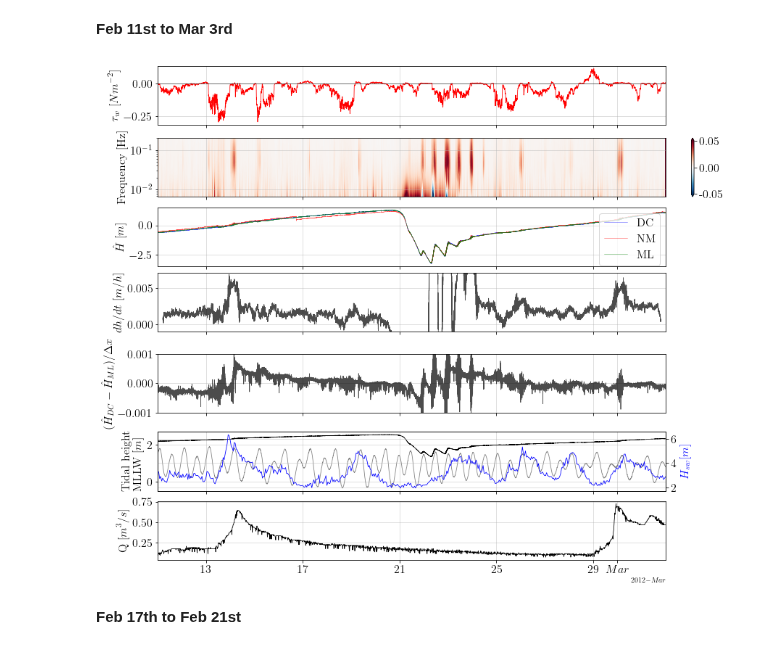
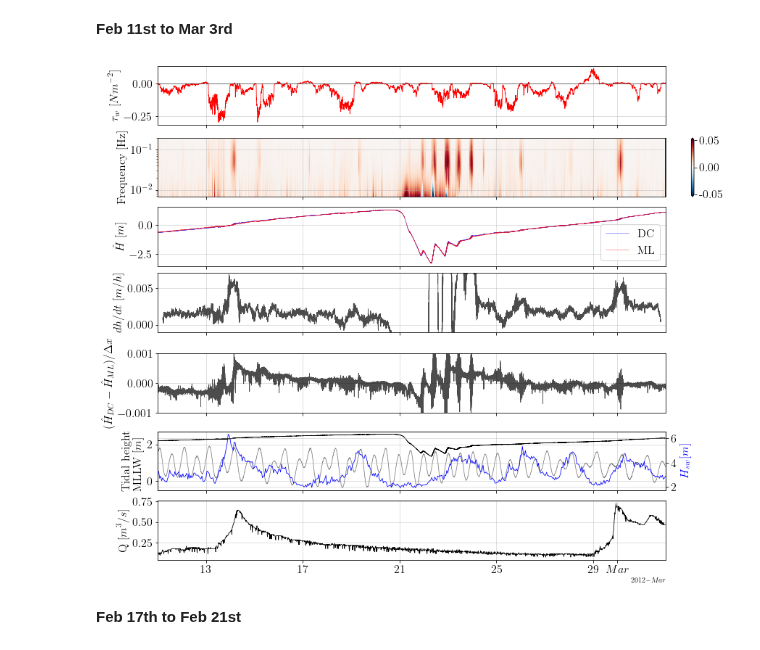
Before and after one commit to Dhannai/Thesis, a Jupyter notebook: febmar/surface_fluctuations.ipynb, the cells around one changed output. Cells and saved outputs as stored; diff of their text form; code cells hidden in the pictures.

```diff
--- a/febmar/surface_fluctuations.ipynb
+++ b/febmar/surface_fluctuations.ipynb
@@ -513,8 +513,8 @@ ax2.grid(alpha=0.5)
 
 
 ax5.plot(dc.time, standardize(dc.sel(sensor=1, variables='Depth')), c='b', linewidth=0.5, label="DC", alpha=0.7)
-ax5.plot(standardize(nm.sel(sensor=1, variables='Depth').dropna("time")).time, standardize(nm.sel(sensor=1, variables='Depth').dropna("time")), c='r', linewidth=0.5, label="NM", alpha=0.7)
-ax5.plot(standardize(ml.sel(sensor=1, variables='Depth').dropna("time")).time, standardize(ml.sel(sensor=1, variables='Depth').dropna("time")), c='g', linewidth=0.5, label="ML", alpha=0.7)
+# ax5.plot(standardize(nm.sel(sensor=1, variables='Depth').dropna("time")).time, standardize(nm.sel(sensor=1, variables='Depth').dropna("time")), c='r', linewidth=0.5, label="NM", alpha=0.7)
+ax5.plot(standardize(ml.sel(sensor=1, variables='Depth').dropna("time")).time, standardize(ml.sel(sensor=1, variables='Depth').dropna("time")), c='r', linewidth=0.5, label="ML", alpha=0.7)
 
 ax5.set_ylabel(r"$\hat{H}$ "
           r"$\displaystyle[m]$",
@@ -522,7 +522,7 @@ ax5.set_ylabel(r"$\hat{H}$ "
 ax5.xaxis.set_tick_params(labelsize=16)
 ax5.yaxis.set_tick_params(labelsize=16)
 ax5.grid(alpha=0.5)
-ax5.legend(loc='upper right',
+ax5.legend(loc='lower right',
           fontsize=16);
 
 
@@ -603,34 +603,34 @@ ax8.yaxis.set_tick_params(labelsize=16)
 ax8.set_yscale("log")
 # ax8.text(datetime.datetime(2012,3,2,7,30,0), 0.1, "F",
 #           fontsize=16)
 
 # ax1.plot(dc.time, dc.sel(variables="Depth", sensor=1))
 ax10.set_ylabel(r"Q "
           r"$\displaystyle[m^3/s]$",
           fontsize=16)
 ax10.plot(q.index, q, lw=0.8, c='k')
 
 ax10.xaxis.set_tick_params(labelsize=16)
 ax10.yaxis.set_tick_params(labelsize=16)
 ax10.grid(alpha=0.5)
 # ax10.text(datetime.datetime(2012,3,2,7,30,0), 0.63, "G",
 #           fontsize=16)
 
 # Ajustar formato fecha
 ax8.xaxis.set_major_locator(locator)
 ax8.xaxis.set_major_formatter(formatter)
 
 # Ajustar formato fecha
 ax3.xaxis.set_major_locator(locator)
 ax3.xaxis.set_major_formatter(formatter)
 ax2.xaxis.set_major_locator(locator)
 ax2.xaxis.set_major_formatter(formatter)
 ax4.xaxis.set_major_locator(locator)
 ax4.xaxis.set_major_formatter(formatter)
 
 plt.show()
 # %% [output]
-[figure, old version]
+[figure, new version]
 # %% [markdown]
 __Feb 17th to Feb 21st__
 # %%
```
Also changed, not shown: parts of 7 cells of this notebook, 22 other files.
